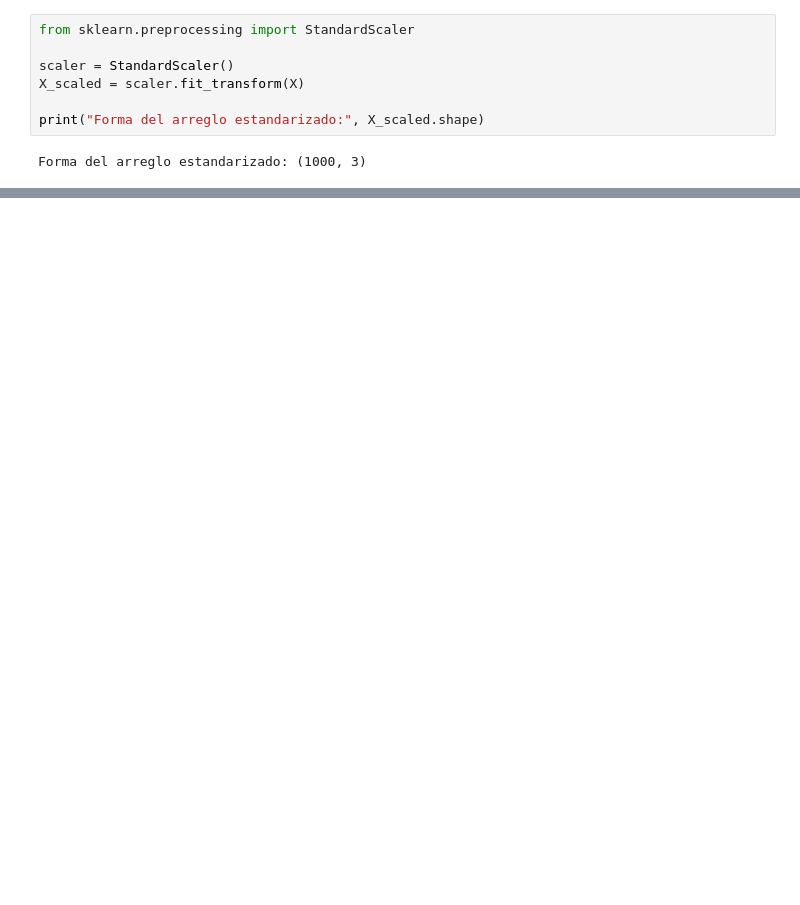
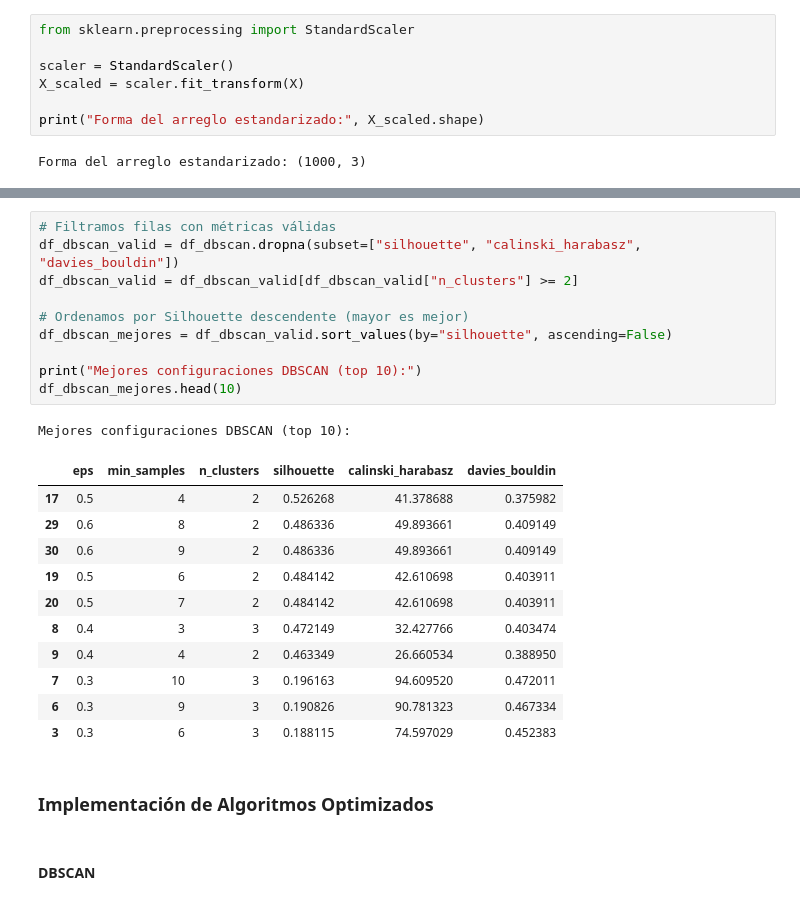
Before and after one commit to D4RKL10N3823/modelo-clustering, a Jupyter notebook: Modelo_Clustering.ipynb, the cells around one changed output, grey strips where cells are left out. Cells and saved outputs as stored; diff of their text form; blank space fills up the shorter version.

```diff
--- a/Modelo_Clustering.ipynb
+++ b/Modelo_Clustering.ipynb
@@ -49,0 +154,27 @@ Forma del arreglo estandarizado: (1000, 3)
+# %%
+# Filtramos filas con métricas válidas
+df_dbscan_valid = df_dbscan.dropna(subset=["silhouette", "calinski_harabasz", "davies_bouldin"])
+df_dbscan_valid = df_dbscan_valid[df_dbscan_valid["n_clusters"] >= 2]
+
+# Ordenamos por Silhouette descendente (mayor es mejor)
+df_dbscan_mejores = df_dbscan_valid.sort_values(by="silhouette", ascending=False)
+
+print("Mejores configuraciones DBSCAN (top 10):")
+df_dbscan_mejores.head(10)
+# %% [output]
+Mejores configuraciones DBSCAN (top 10):
+|  | eps | min_samples | n_clusters | silhouette | calinski_harabasz | davies_bouldin |
+| 17 | 0.5 | 4 | 2 | 0.526268 | 41.378688 | 0.375982 |
+| 29 | 0.6 | 8 | 2 | 0.486336 | 49.893661 | 0.409149 |
+| 30 | 0.6 | 9 | 2 | 0.486336 | 49.893661 | 0.409149 |
+| 19 | 0.5 | 6 | 2 | 0.484142 | 42.610698 | 0.403911 |
+| 20 | 0.5 | 7 | 2 | 0.484142 | 42.610698 | 0.403911 |
+| 8 | 0.4 | 3 | 3 | 0.472149 | 32.427766 | 0.403474 |
+| 9 | 0.4 | 4 | 2 | 0.463349 | 26.660534 | 0.388950 |
+| 7 | 0.3 | 10 | 3 | 0.196163 | 94.609520 | 0.472011 |
+| 6 | 0.3 | 9 | 3 | 0.190826 | 90.781323 | 0.467334 |
+| 3 | 0.3 | 6 | 3 | 0.188115 | 74.597029 | 0.452383 |
+# %% [markdown]
+### Implementación de Algoritmos Optimizados
+# %% [markdown]
+#### DBSCAN
```
Also changed, not shown: parts of 17 cells of this notebook.
